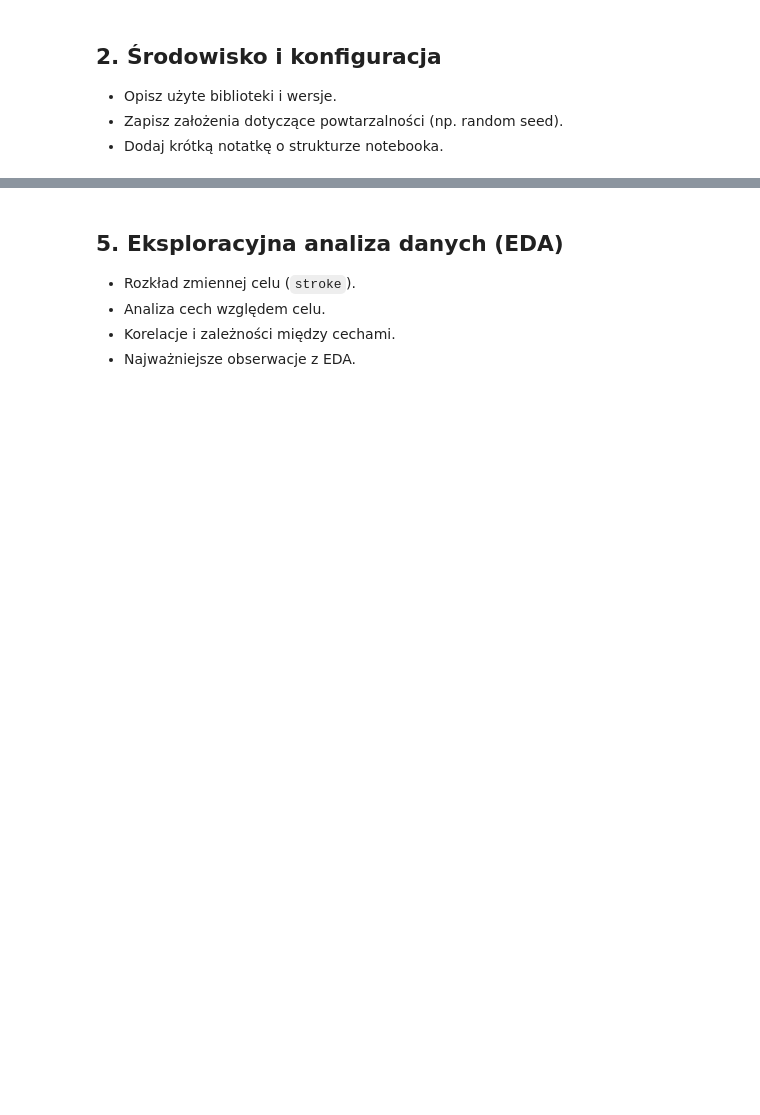
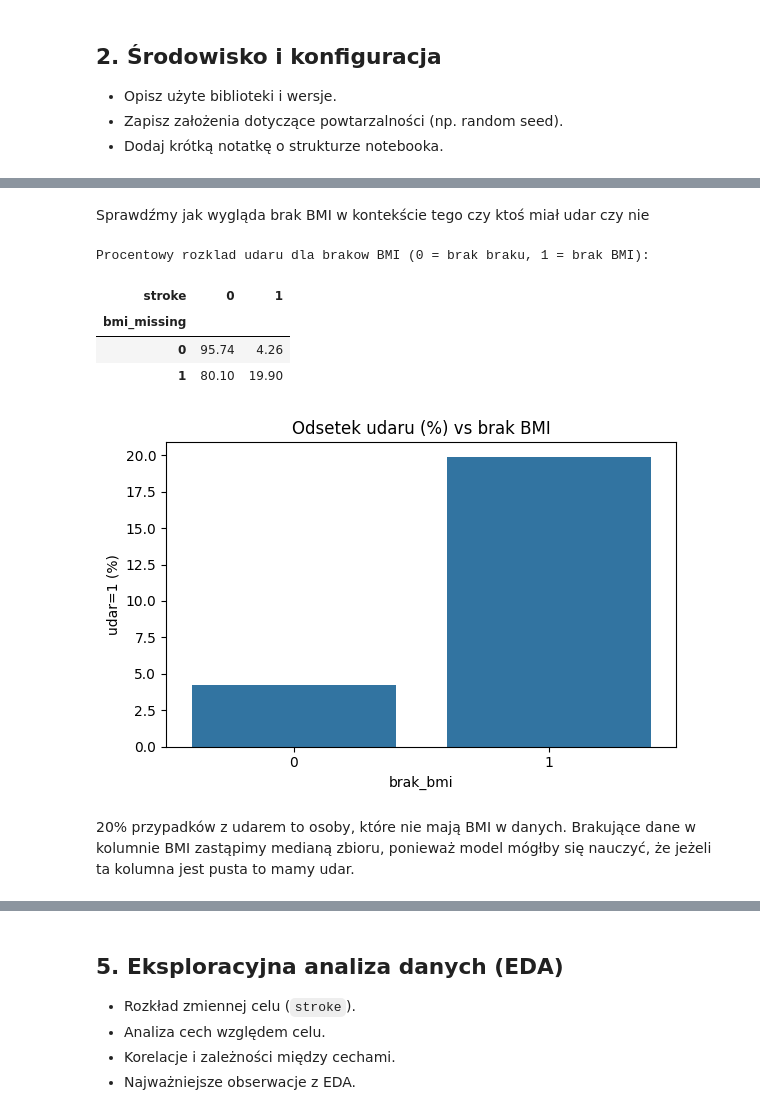
Before and after one commit to Zajecia-na-PWr-LR/lista-4-projekt-grupowy-malinki-wiki, a Jupyter notebook: notebooks/Stroke_Prediction.ipynb, the cells around one changed output, grey strips where cells are left out. Saved outputs shown, nothing was run; the diff lists cells and outputs as text; code cells hidden in the pictures; blank space fills up the shorter version.

```diff
--- a/notebooks/Stroke_Prediction.ipynb
+++ b/notebooks/Stroke_Prediction.ipynb
@@ -29,0 +94,34 @@ Podstawowa struktura notebooka do projektu klasyfikacji ryzyka udaru.
+# %% [markdown]
+Sprawdźmy jak wygląda brak BMI w kontekście tego czy ktoś miał udar czy nie
+# %%
+df_eda = df.copy()
+df_eda["bmi_missing"] = df_eda["bmi"].isna().astype(int)
+
+missing_vs_target = pd.crosstab(
+    df_eda["bmi_missing"],
+    df_eda["stroke"],
+    normalize="index"
+) * 100
+
+print("Procentowy rozklad udaru dla brakow BMI (0 = brak braku, 1 = brak BMI):")
+display(missing_vs_target.round(2))
+
+plt.figure(figsize=(6, 4))
+ax = sns.barplot(
+    x=missing_vs_target.index.astype(str),
+    y=missing_vs_target[1].values
+)
+ax.set_title("Odsetek udaru (%) vs brak BMI")
+ax.set_xlabel("brak_bmi")
+ax.set_ylabel("udar=1 (%)")
+plt.tight_layout()
+plt.show()
+# %% [output]
+Procentowy rozklad udaru dla brakow BMI (0 = brak braku, 1 = brak BMI):
+| stroke | 0 | 1 |
+| bmi_missing |  |  |
+| 0 | 95.74 | 4.26 |
+| 1 | 80.10 | 19.90 |
+[figure, added]
+# %% [markdown]
+20% przypadków z udarem to osoby, które nie mają BMI w danych. Brakujące dane w kolumnie BMI zastąpimy medianą zbioru, ponieważ model mógłby się nauczyć, że jeżeli ta kolumna jest pusta to mamy udar.
```
Also changed, not shown: parts of 25 cells of this notebook, 1 other file.
